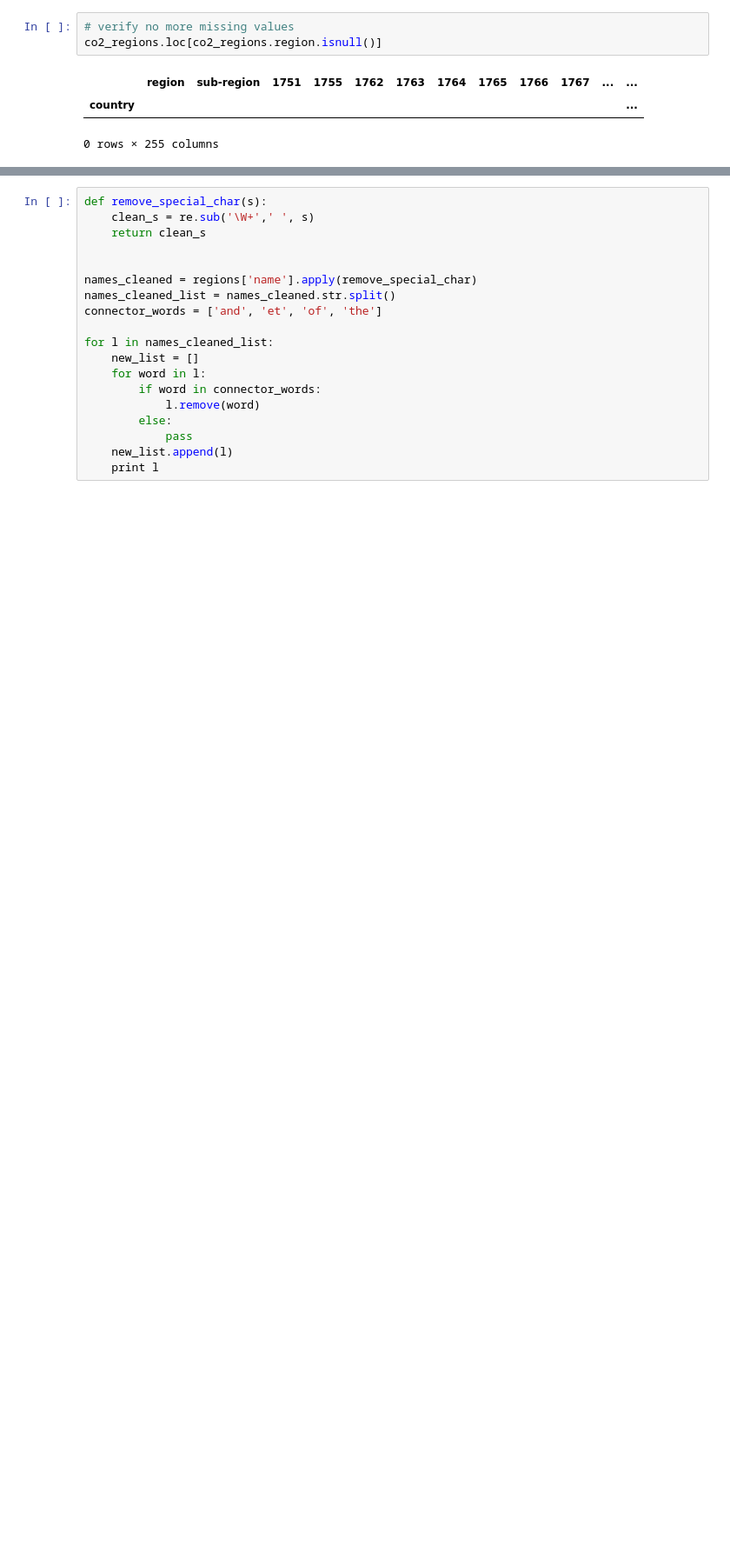
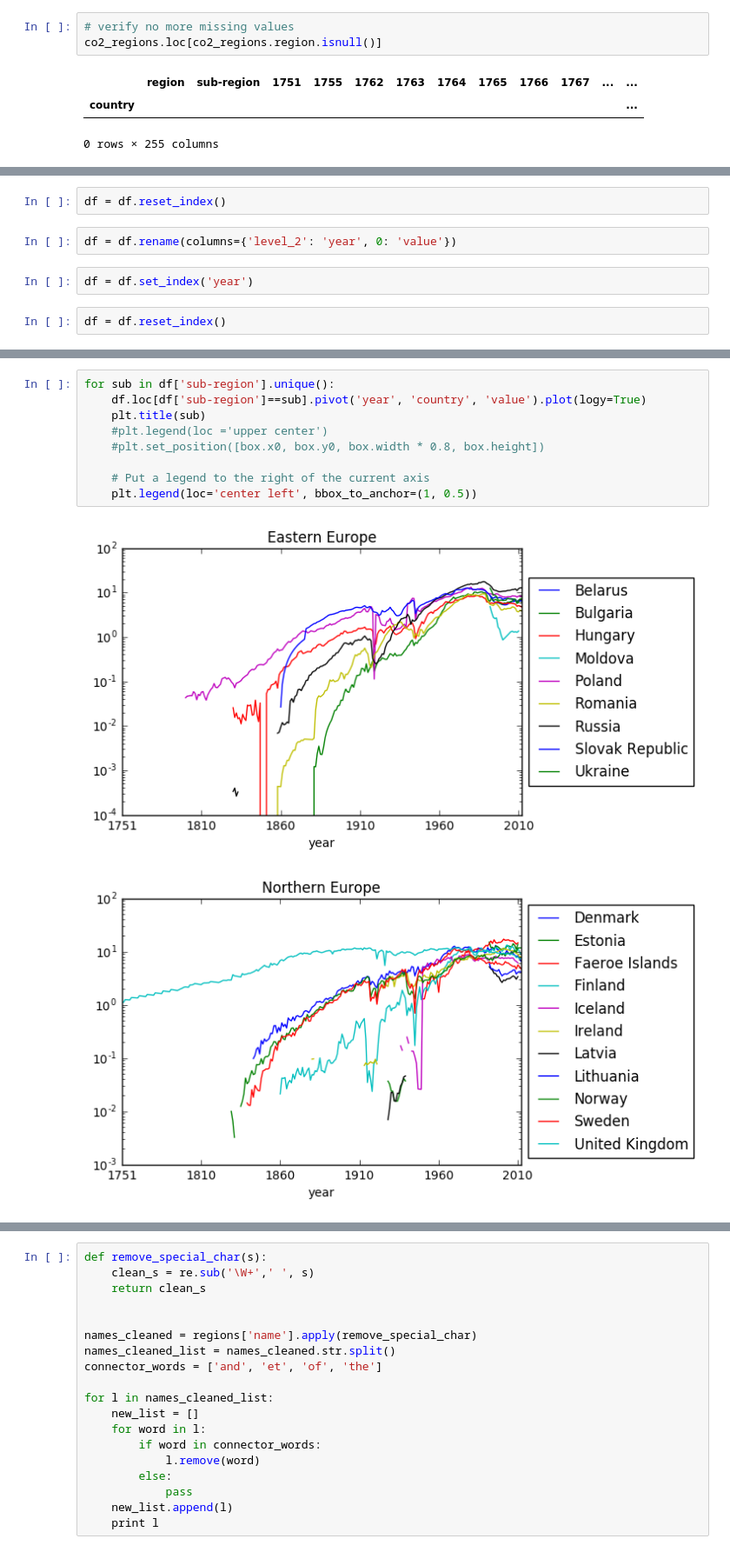
Before and after one commit to limegimlet/data_analysis_gapminder_co2, a Jupyter notebook: gapminder/investigate_gapminder_co2_data.ipynb, the cells around one changed output, grey strips where cells are left out. Shown at 87% size. Drawn from its saved outputs; the diff is of its cells as text; blank space fills up the shorter version.

Commit message:
feat: add manually-faceted plots with pandas. Add interactivity with plotly.

```diff
--- a/gapminder/investigate_gapminder_co2_data.ipynb
+++ b/gapminder/investigate_gapminder_co2_data.ipynb
@@ -1093,0 +873,8 @@ for i in test:
+# %%
+df = df.reset_index()
+# %%
+df = df.rename(columns={'level_2': 'year', 0: 'value'})
+# %%
+df = df.set_index('year')
+# %%
+df = df.reset_index()
@@ -1093,0 +883,12 @@ for i in test:
+# %%
+for sub in df['sub-region'].unique():
+    df.loc[df['sub-region']==sub].pivot('year', 'country', 'value').plot(logy=True)
+    plt.title(sub)
+    #plt.legend(loc ='upper center')
+    #plt.set_position([box.x0, box.y0, box.width * 0.8, box.height])
+
+    # Put a legend to the right of the current axis
+    plt.legend(loc='center left', bbox_to_anchor=(1, 0.5))
+# %% [output]
+[figure, added]
+[figure, added]
```
Also changed, not shown: parts of 96 cells of this notebook.
